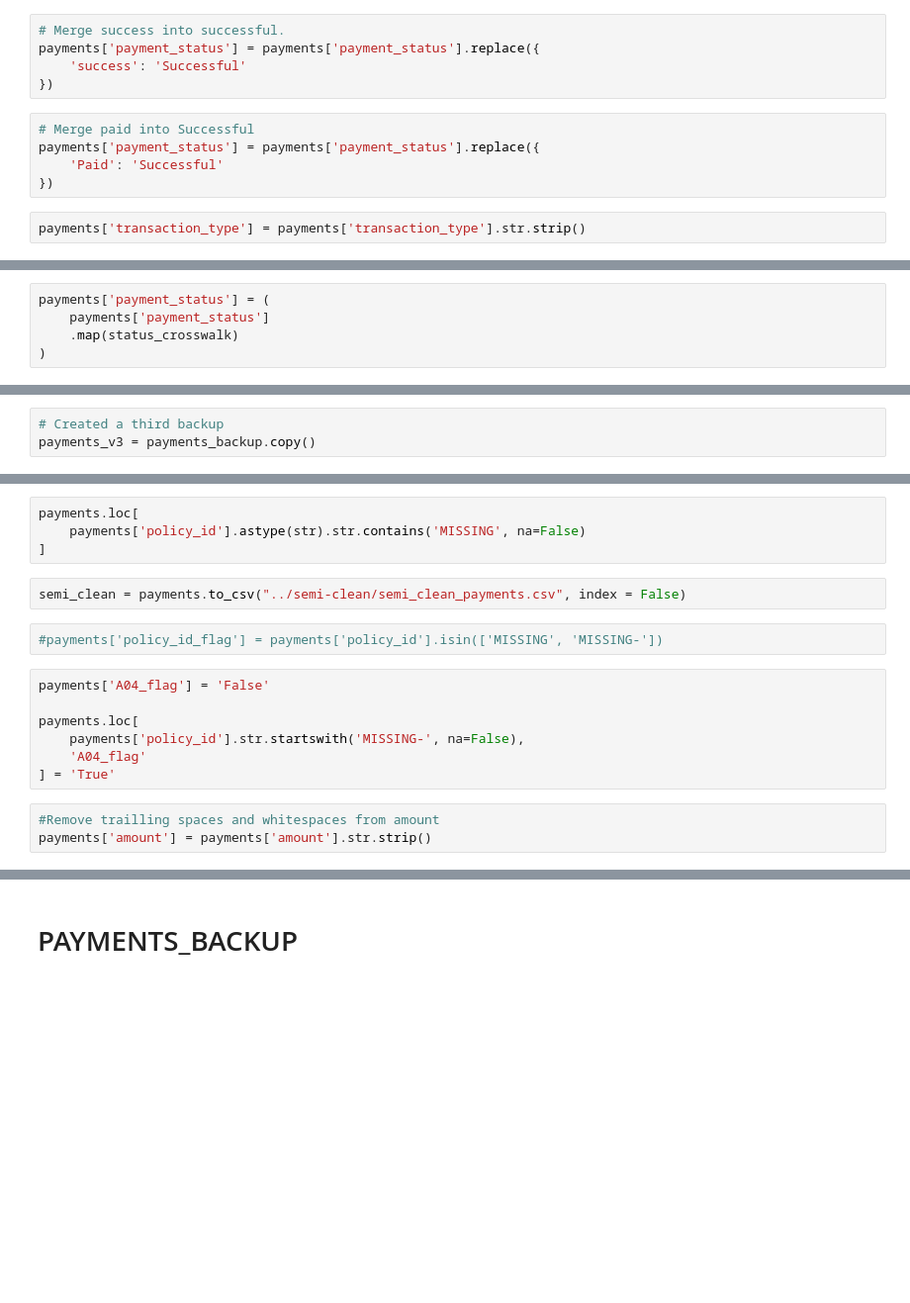
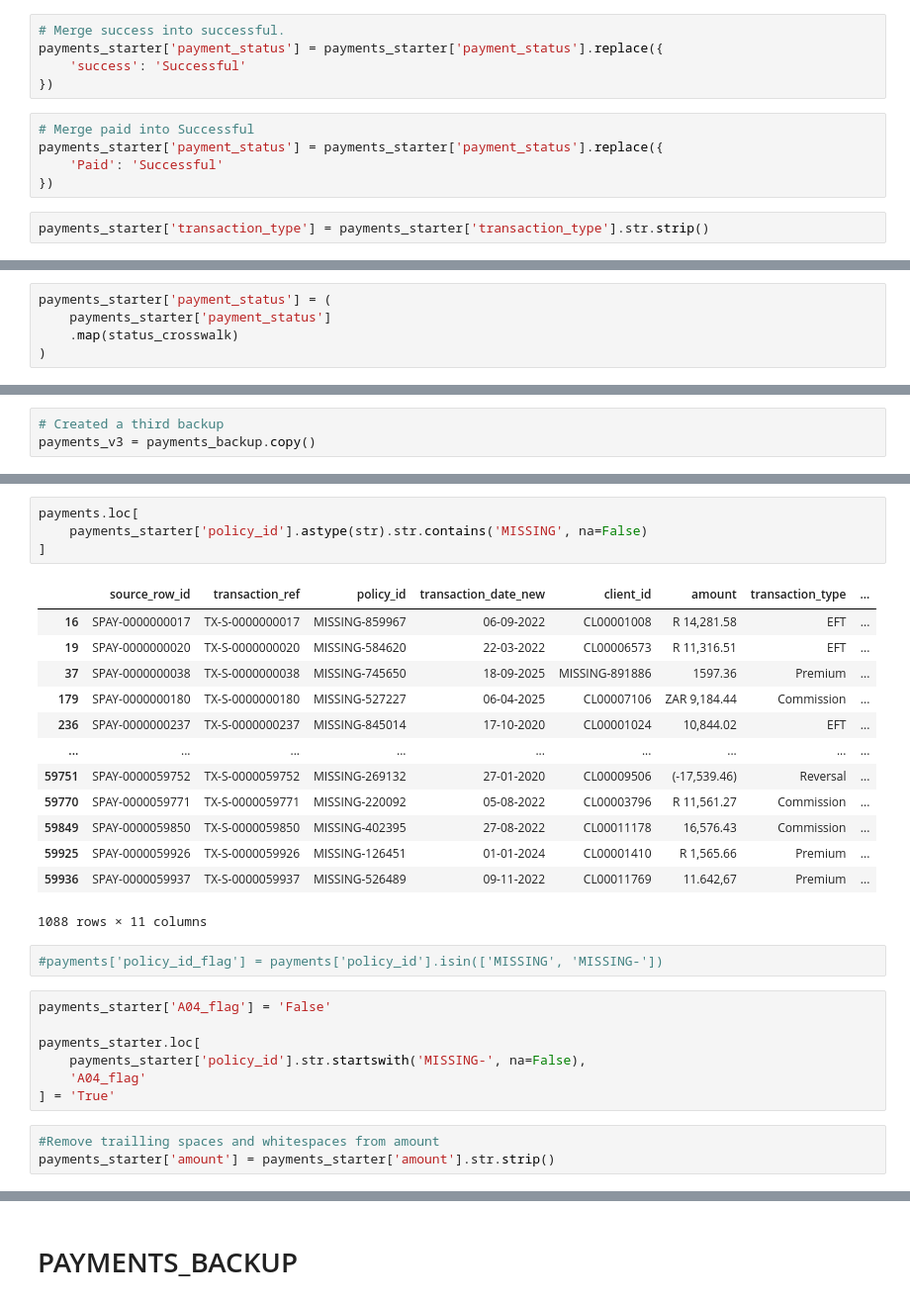
Before and after one commit to LuckyTwala0000/Sanlam-Life-Wealth-1-Retirement, a Jupyter notebook: Notebook/Melvin_cleaning_.ipynb, the cells around one changed output, grey strips where cells are left out. Shown at 99% size. Cells and saved outputs as stored; diff of their text form; blank space fills up the shorter version.

```diff
--- a/Notebook/Melvin_cleaning_.ipynb
+++ b/Notebook/Melvin_cleaning_.ipynb
@@ -137,13 +221,13 @@ payments['payment_status'].value_counts(dropna=False)
 # %%
 # Merge success into successful.
-payments['payment_status'] = payments['payment_status'].replace({
+payments_starter['payment_status'] = payments_starter['payment_status'].replace({
     'success': 'Successful'
 })
 # %%
 # Merge paid into Successful
-payments['payment_status'] = payments['payment_status'].replace({
+payments_starter['payment_status'] = payments_starter['payment_status'].replace({
     'Paid': 'Successful'
 })
 # %%
-payments['transaction_type'] = payments['transaction_type'].str.strip()
+payments_starter['transaction_type'] = payments_starter['transaction_type'].str.strip()
 # %%
@@ -159,8 +248,8 @@ status_crosswalk = {
     'Pending': 'Pending'
 }
 # %%
-payments['payment_status'] = (
-    payments['payment_status']
+payments_starter['payment_status'] = (
+    payments_starter['payment_status']
     .map(status_crosswalk)
 )
 # %%
@@ -184,20 +295,32 @@ payments['transaction_ref'].value_counts()[payments['transaction_ref'].value_cou
 # %%
 payments.loc[
-    payments['policy_id'].astype(str).str.contains('MISSING', na=False)
+    payments_starter['policy_id'].astype(str).str.contains('MISSING', na=False)
 ]
+# %% [output]
+|  | source_row_id | transaction_ref | policy_id | transaction_date_new | client_id | amount | transaction_type | ... |
+| 16 | SPAY-0000000017 | TX-S-0000000017 | MISSING-859967 | 06-09-2022 | CL00001008 | R 14,281.58 | EFT | ... |
+| 19 | SPAY-0000000020 | TX-S-0000000020 | MISSING-584620 | 22-03-2022 | CL00006573 | R 11,316.51 | EFT | ... |
+| 37 | SPAY-0000000038 | TX-S-0000000038 | MISSING-745650 | 18-09-2025 | MISSING-891886 | 1597.36 | Premium | ... |
+| 179 | SPAY-0000000180 | TX-S-0000000180 | MISSING-527227 | 06-04-2025 | CL00007106 | ZAR 9,184.44 | Commission | ... |
+| 236 | SPAY-0000000237 | TX-S-0000000237 | MISSING-845014 | 17-10-2020 | CL00001024 | 10,844.02 | EFT | ... |
+| ... | ... | ... | ... | ... | ... | ... | ... | ... |
+| 59751 | SPAY-0000059752 | TX-S-0000059752 | MISSING-269132 | 27-01-2020 | CL00009506 | (-17,539.46) | Reversal | ... |
+| 59770 | SPAY-0000059771 | TX-S-0000059771 | MISSING-220092 | 05-08-2022 | CL00003796 | R 11,561.27 | Commission | ... |
+| 59849 | SPAY-0000059850 | TX-S-0000059850 | MISSING-402395 | 27-08-2022 | CL00011178 | 16,576.43 | Commission | ... |
+| 59925 | SPAY-0000059926 | TX-S-0000059926 | MISSING-126451 | 01-01-2024 | CL00001410 | R 1,565.66 | Premium | ... |
+| 59936 | SPAY-0000059937 | TX-S-0000059937 | MISSING-526489 | 09-11-2022 | CL00011769 | 11.642,67 | Premium | ... |
+1088 rows × 11 columns
-# %%
-semi_clean = payments.to_csv("../semi-clean/semi_clean_payments.csv", index = False)
 # %%
 #payments['policy_id_flag'] = payments['policy_id'].isin(['MISSING', 'MISSING-'])
 # %%
-payments['A04_flag'] = 'False'
+payments_starter['A04_flag'] = 'False'
 
-payments.loc[
-    payments['policy_id'].str.startswith('MISSING-', na=False),
+payments_starter.loc[
+    payments_starter['policy_id'].str.startswith('MISSING-', na=False),
     'A04_flag'
 ] = 'True'
 # %%
 #Remove trailling spaces and whitespaces from amount
-payments['amount'] = payments['amount'].str.strip()
+payments_starter['amount'] = payments_starter['amount'].str.strip()
 # %%
 # Convert object to numeric for amount
```
Also changed, not shown: parts of 62 cells of this notebook, 2 other files.
